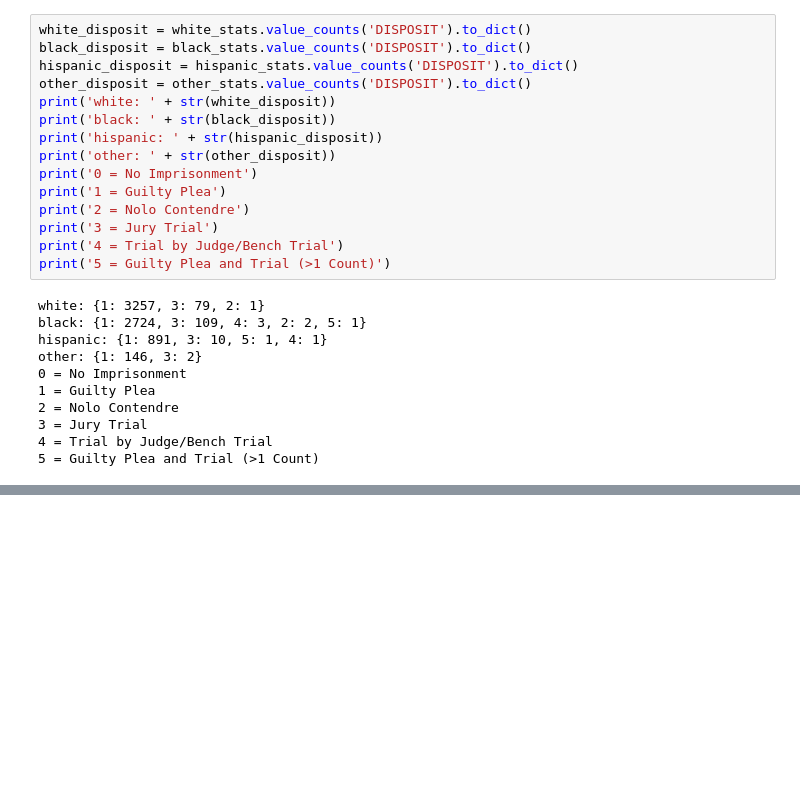
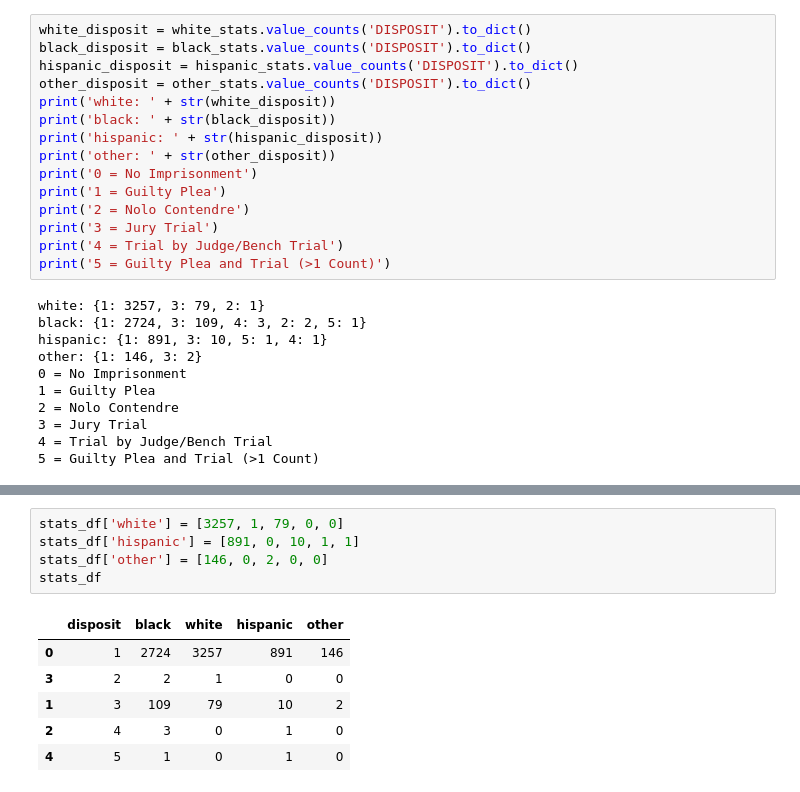
Before and after one commit to jenwhitson/sentencing_project, a Jupyter notebook: notebooks/individual_offender_eda.ipynb, the cells around one changed output, grey strips where cells are left out. Saved outputs shown, nothing was run; the diff lists cells and outputs as text; blank space fills up the shorter version.

```diff
--- a/notebooks/individual_offender_eda.ipynb
+++ b/notebooks/individual_offender_eda.ipynb
@@ -1565,0 +1580,12 @@ other: {1: 146, 3: 2}
+# %%
+stats_df['white'] = [3257, 1, 79, 0, 0]
+stats_df['hispanic'] = [891, 0, 10, 1, 1]
+stats_df['other'] = [146, 0, 2, 0, 0]
+stats_df
+# %% [output]
+|  | disposit | black | white | hispanic | other |
+| 0 | 1 | 2724 | 3257 | 891 | 146 |
+| 3 | 2 | 2 | 1 | 0 | 0 |
+| 1 | 3 | 109 | 79 | 10 | 2 |
+| 2 | 4 | 3 | 0 | 1 | 0 |
+| 4 | 5 | 1 | 0 | 1 | 0 |
```
Also changed, not shown: parts of 6 cells of this notebook.
